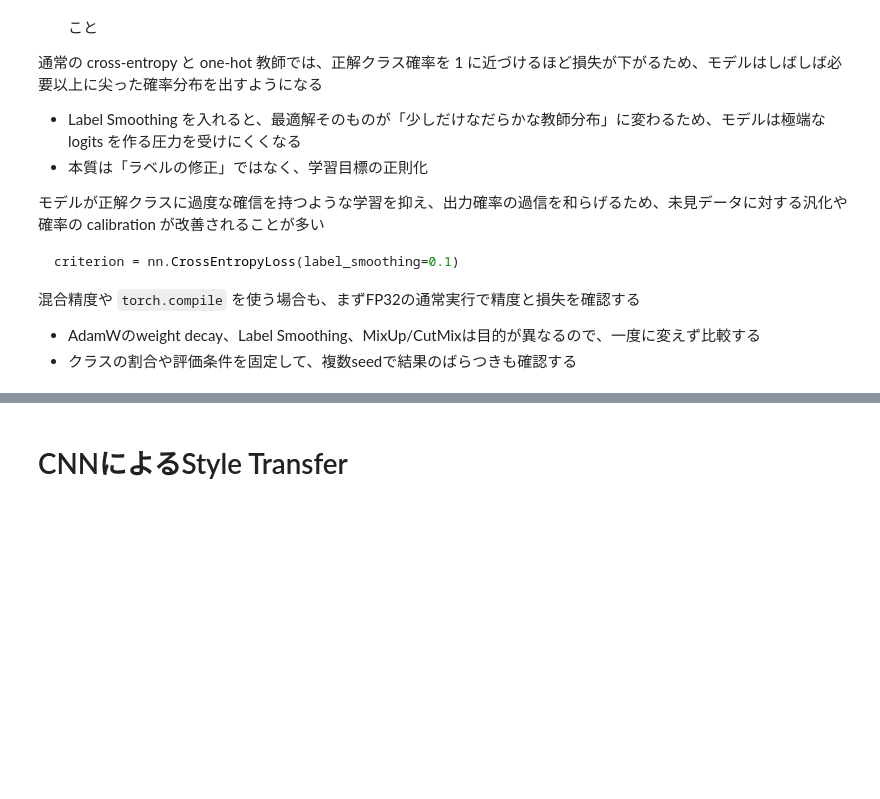
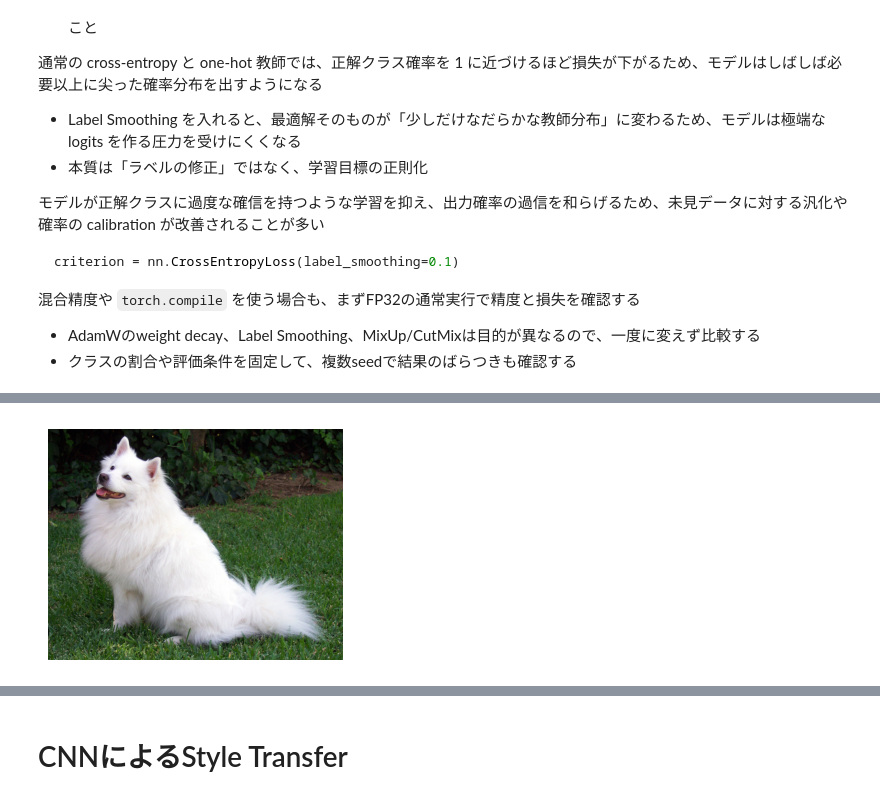
Before and after one commit to keioNishi/lec-mlsys, a Jupyter notebook: mlsys-text-9-CNN.ipynb, the cells around one changed output, grey strips where cells are left out. Saved outputs shown, nothing was run; the diff lists cells and outputs as text; code cells hidden in the pictures; blank space fills up the shorter version.

```diff
--- a/mlsys-text-9-CNN.ipynb
+++ b/mlsys-text-9-CNN.ipynb
@@ -1862,0 +2469,74 @@ criterion = nn.CrossEntropyLoss(label_smoothing=0.1)
+# %%
+import io
+import urllib.request
+from PIL import Image
+from torchvision.models import convnext_tiny, ConvNeXt_Tiny_Weights
+
+
+def copy_from_torchvision(model, tv):
+    """torchvision の ConvNeXt の重みを、名前の対応表を使って本実装へ写す"""
+    src = tv.state_dict()
+    dst = {}
+    def put(d, s):
+        dst[d + "weight"], dst[d + "bias"] = src[s + "weight"], src[s + "bias"]
+    put("stem.0.", "features.0.0.")                    # ステムの畳み込み
+    put("stem.1.", "features.0.1.")                    # ステムの LayerNorm2d
+    for s in range(4):
+        f = 2 * s + 1                                  # torchvision では features.1, 3, 5, 7 がステージ
+        for b in range(len(model.stages[s])):
+            d, q = f"stages.{s}.{b}.", f"features.{f}.{b}."
+            dst[d + "gamma"] = src[q + "layer_scale"].flatten()   # (C, 1, 1) -> (C,)
+            put(d + "dwconv.", q + "block.0.")
+            put(d + "norm.", q + "block.2.")
+            put(d + "pwconv1.", q + "block.3.")
+            put(d + "pwconv2.", q + "block.5.")
+        if s < 3:                                      # features.2, 4, 6 がダウンサンプリング
+            put(f"downsamples.{s}.0.", f"features.{f + 1}.0.")
+            put(f"downsamples.{s}.1.", f"features.{f + 1}.1.")
+    put("norm.", "classifier.0.")
+    put("head.", "classifier.2.")
+    model.load_state_dict(dst)                         # strict: 名前や形に過不足があればエラーになる
+    return model
+
+
+# (1) ランダムな重みで、torchvision の実装と同じ出力になるか（64ビット浮動小数点で比べる）
+torch.manual_seed(0)
+tv = convnext_tiny(weights=None)
+with torch.no_grad():
+    for name, p in tv.named_parameters():
+        if name.endswith("layer_scale"):
+            p.uniform_(0.5, 1.0)                       # 初期値 1e-6 のままでは枝の誤りが見えないので大きくする
+mine = copy_from_torchvision(ConvNeXt(), tv)
+tv, mine = tv.double().to(device).eval(), mine.double().to(device).eval()
+x = torch.randn(2, 3, 224, 224, dtype=torch.float64, device=device)
+with torch.no_grad():
+    out_tv = tv(x)
+    diff = (mine(x) - out_tv).abs().max().item()
+    scale = out_tv.abs().max().item()
+assert diff < 1e-9 * scale
+print(f"(1) 本実装と torchvision の出力の差の最大値: {diff:.1e}（出力の大きさ {scale:.1f}）")
+del tv, mine, out_tv
+
+# (2) ImageNet で学習済みの重み（約110MB）を本実装に読み込み、写真を分類する
+weights = ConvNeXt_Tiny_Weights.IMAGENET1K_V1
+tv = convnext_tiny(weights=weights).to(device).eval()
+mine = copy_from_torchvision(ConvNeXt(), tv).to(device).eval()
+url = "https://github.com/pytorch/hub/raw/master/images/dog.jpg"
+img = Image.open(io.BytesIO(urllib.request.urlopen(url).read())).convert("RGB")
+batch = weights.transforms()(img).unsqueeze(0).to(device)   # 236にリサイズ -> 中央224を切り出し -> 正規化
+with torch.no_grad():
+    prob_tv = tv(batch).softmax(dim=1)[0]
+    prob_mine = mine(batch).softmax(dim=1)[0]
+top_tv, top_mine = prob_tv.topk(5), prob_mine.topk(5)
+assert torch.equal(top_tv.indices, top_mine.indices)
+assert (prob_tv - prob_mine).abs().max().item() < 1e-3
+print("(2) 学習済み ConvNeXt-T（torchvision 公表値: ImageNet-1K Top-1 "
+      f"{weights.meta['_metrics']['ImageNet-1K']['acc@1']}%）による上位5クラス")
+for p, i in zip(top_mine.values.tolist(), top_mine.indices.tolist()):
+    print(f"    {weights.meta['categories'][i]:<20s} {p:.3f}")
+print("本実装と torchvision の上位5クラスは一致")
+plt.figure(figsize=(4, 3))
+plt.imshow(img)
+plt.axis("off")
+plt.show()
+# %% [output]
@@ -1862,0 +2552 @@ criterion = nn.CrossEntropyLoss(label_smoothing=0.1)
+[figure, added]
```
Also changed, not shown: parts of 39 cells of this notebook.
